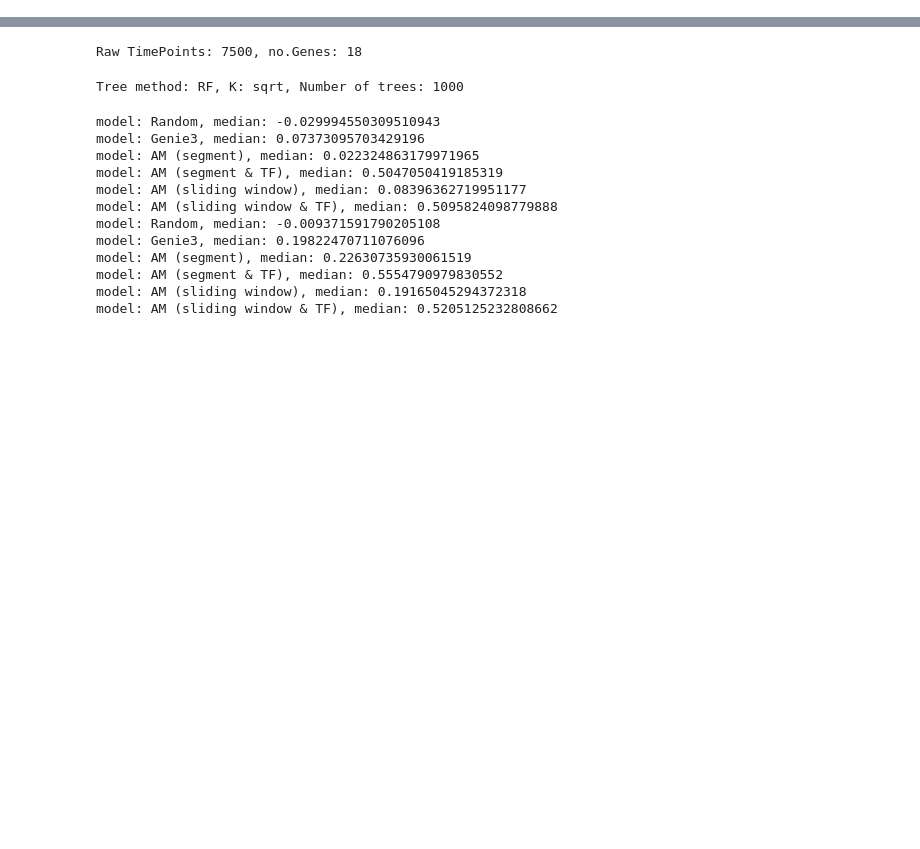
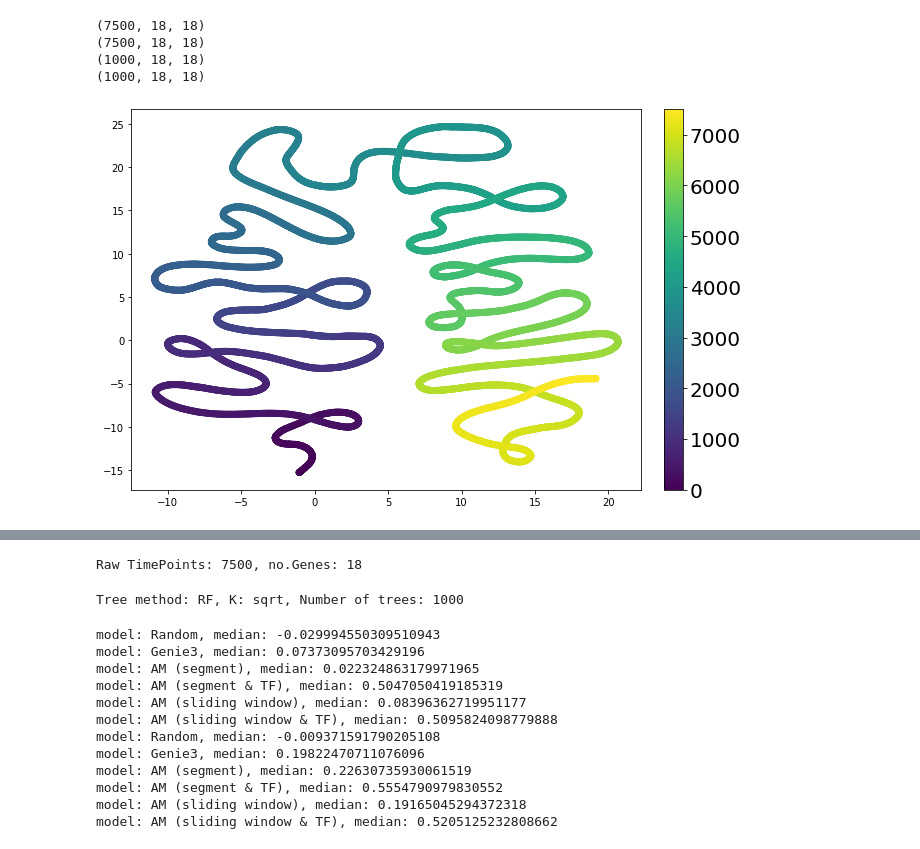
Before and after one commit to PeterZZQ/CeSpGRN, a Jupyter notebook: simulator/linearODE/lin_simul_test.ipynb, the cells around one changed output, grey strips where cells are left out. Cells and saved outputs as stored; diff of their text form; code cells hidden in the pictures; blank space fills up the shorter version.

```diff
--- a/simulator/linearODE/lin_simul_test.ipynb
+++ b/simulator/linearODE/lin_simul_test.ipynb
@@ -52,5 +54,28 @@ def kernel_band(bandwidth, ntimes, truncate = None):
         K = K * mask
 
     return K/np.sum(K,axis=1)[:,None]
-# %%
-exp_data_cells, gt_adj = sim.run_simulator(ngenes=18,ntfs=12,tmax=75, mode = "TF-target", nchanges=10, change_stepsize=1500, alp = 10, bet = 5)
+# %%
+import importlib
+importlib.reload(sim)
+exp_data_cells1, gt_adj1 = sim.run_simulator(ncells = 10, ngenes=18,ntfs=12,tmax=75, mode = "TF-target", nchanges=10, change_stepsize=1500, alp = 10, bet = 5, integration_step_size = 0.01)
+exp_data_cells2, gt_adj2 = sim.run_simulator(ncells = 10, ngenes=18,ntfs=12,tmax=1, mode = "TF-target", nchanges=10, change_stepsize=1500, alp = 10, bet = 5, integration_step_size = 0.001)
+X1 = preprocess(exp_data_cells1.T)
+X2 = preprocess(exp_data_cells2.T)
+# %% [output]
+(7500, 18, 18)
+(7500, 18, 18)
+(1000, 18, 18)
+(1000, 18, 18)
+# %%
+from umap import UMAP
+from sklearn.decomposition import PCA
+import matplotlib.pyplot as plt
+umap_op = UMAP(n_components = 2)
+x_umap = umap_op.fit_transform(X1)
+fig = plt.figure(figsize = (10, 7))
+ax = fig.add_subplot()
+pic = ax.scatter(x_umap[:,0], x_umap[:,1], c = np.arange(x_umap.shape[0]))
+cbar = fig.colorbar(pic, fraction=0.046, pad=0.04, ax = ax)
+cbar.ax.tick_params(labelsize = 20)
+# %% [output]
+[figure, added]
```
Also changed, not shown: parts of 5 cells of this notebook, 1 other file.
